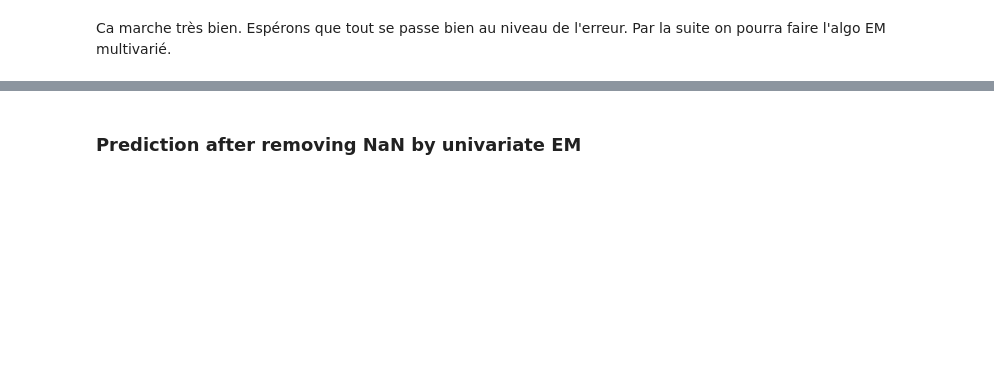
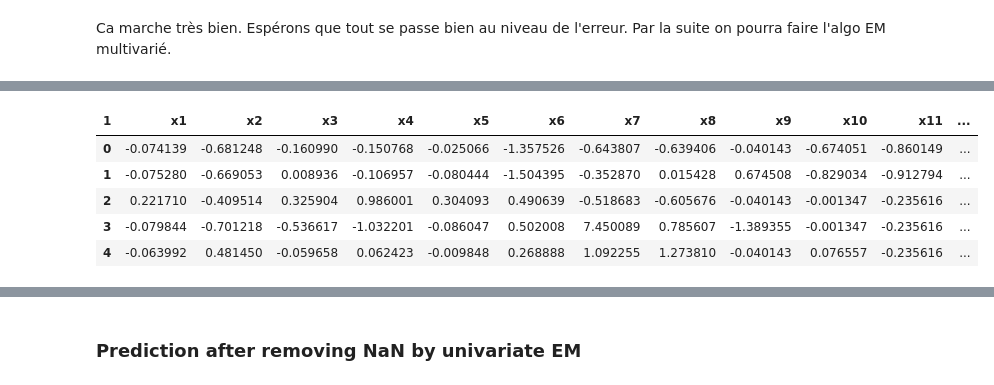
Before and after one commit to bigtdu53/failleIte, a Jupyter notebook: Code/bankrupcy_chanllenge.ipynb, the cells around one changed output, grey strips where cells are left out. Saved outputs shown, nothing was run; the diff lists cells and outputs as text; code cells hidden in the pictures; blank space fills up the shorter version.

```diff
--- a/Code/bankrupcy_chanllenge.ipynb
+++ b/Code/bankrupcy_chanllenge.ipynb
@@ -669,0 +786,12 @@ Ca marche très bien. Espérons que tout se passe bien au niveau de l'erreur. Pa
+# %%
+test_nan_svd=pd.DataFrame(emsvd(test)[0],columns=feature_name2)
+test_nan_svd['x51']=test_nan_svd['x51']-2011
+# %%
+test_nan_svd.head()
+# %% [output]
+| 1 | x1 | x2 | x3 | x4 | x5 | x6 | x7 | x8 | x9 | x10 | x11 | ... |
+| 0 | -0.074139 | -0.681248 | -0.160990 | -0.150768 | -0.025066 | -1.357526 | -0.643807 | -0.639406 | -0.040143 | -0.674051 | -0.860149 | ... |
+| 1 | -0.075280 | -0.669053 | 0.008936 | -0.106957 | -0.080444 | -1.504395 | -0.352870 | 0.015428 | 0.674508 | -0.829034 | -0.912794 | ... |
+| 2 | 0.221710 | -0.409514 | 0.325904 | 0.986001 | 0.304093 | 0.490639 | -0.518683 | -0.605676 | -0.040143 | -0.001347 | -0.235616 | ... |
+| 3 | -0.079844 | -0.701218 | -0.536617 | -1.032201 | -0.086047 | 0.502008 | 7.450089 | 0.785607 | -1.389355 | -0.001347 | -0.235616 | ... |
+| 4 | -0.063992 | 0.481450 | -0.059658 | 0.062423 | -0.009848 | 0.268888 | 1.092255 | 1.273810 | -0.040143 | 0.076557 | -0.235616 | ... |
```
Also changed, not shown: parts of 30 cells of this notebook.
